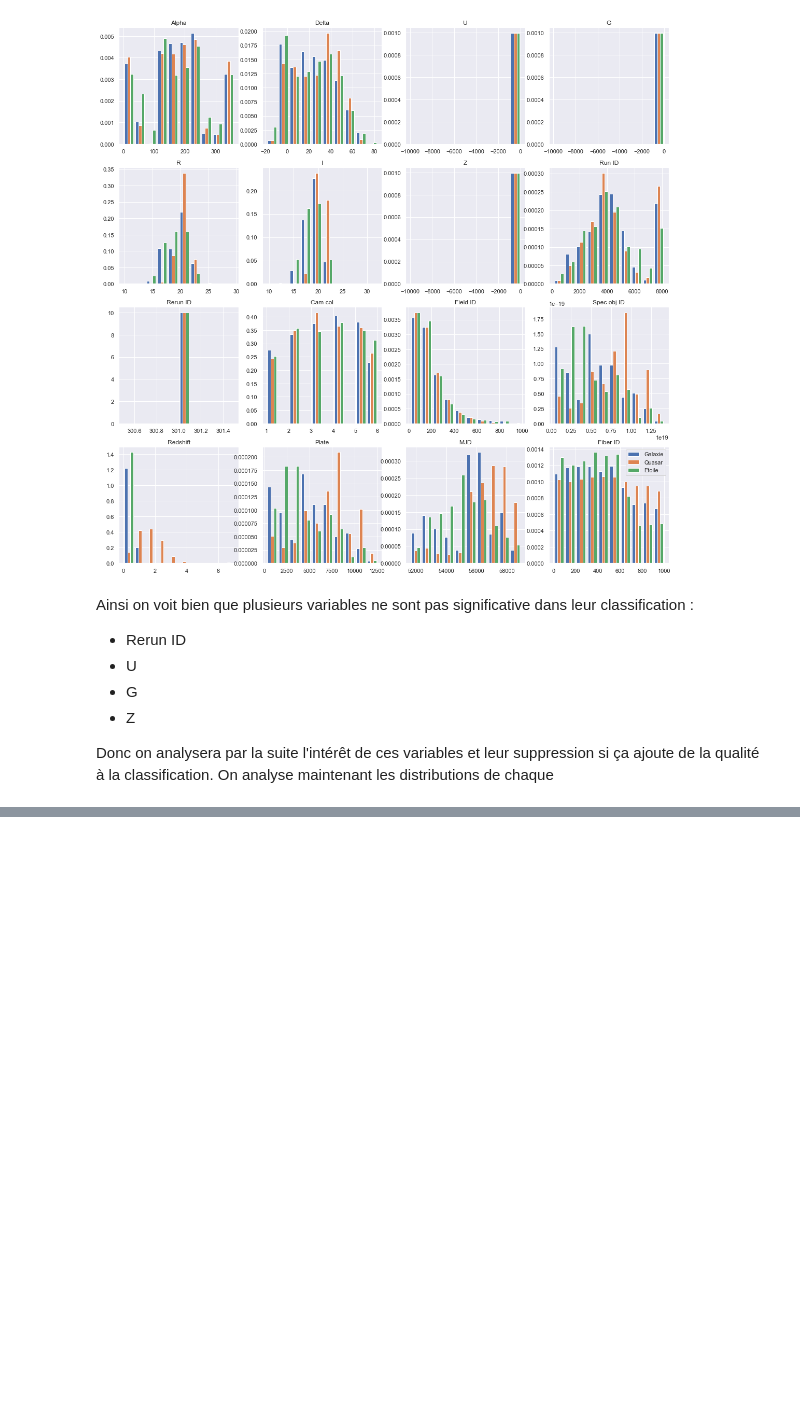
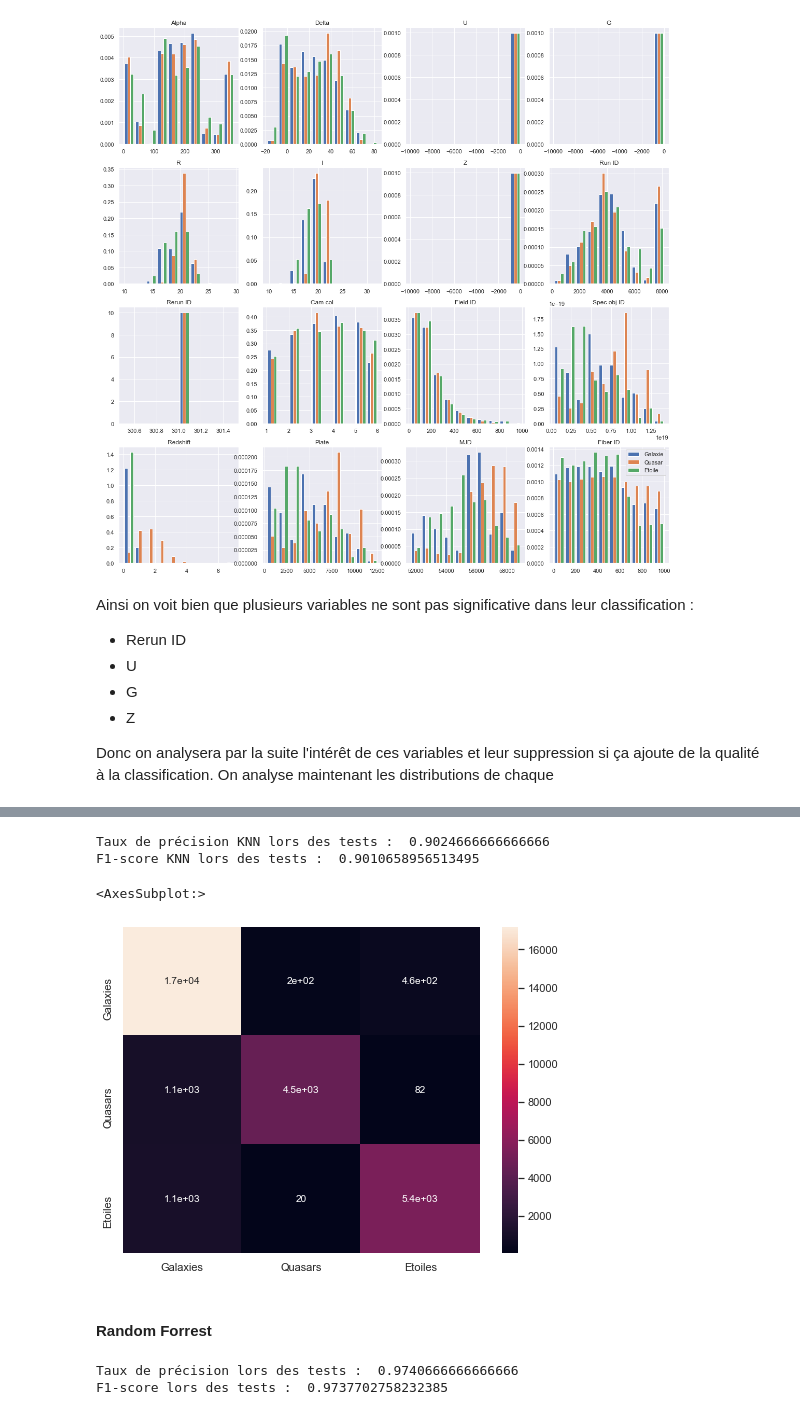
Before and after one commit to MohamedNennouche/stellar-classification, a Jupyter notebook: notebook-stellar.ipynb, the cells around one changed output, grey strips where cells are left out. Drawn from its saved outputs; the diff is of its cells as text; code cells hidden in the pictures; blank space fills up the shorter version.

```diff
--- a/notebook-stellar.ipynb
+++ b/notebook-stellar.ipynb
@@ -277,0 +427,22 @@ Donc on analysera par la suite l'intérêt de ces variables et leur suppression
+# %%
+yknn_scaled=knn_scaled.predict(fv_test_scaled)
+print("Taux de précision KNN lors des tests : ",metrics.accuracy_score(etiq_test, yknn_scaled))
+print("F1-score KNN lors des tests : ",metrics.f1_score(etiq_test, yknn_scaled, average='weighted'))
+
+plt.figure(figsize=(8,6))
+sns.heatmap(metrics.confusion_matrix(etiq_test, yknn_scaled), annot=True, annot_kws={"size": 10}, yticklabels=["Galaxies", "Quasars", "Etoiles"], xticklabels=["Galaxies", "Quasars", "Etoiles"])
+# %% [output]
+Taux de précision KNN lors des tests :  0.9024666666666666
+F1-score KNN lors des tests :  0.9010658956513495
+<AxesSubplot:>
+[figure, added]
+# %% [markdown]
+#### Random Forrest
+# %%
+forrest = RandomForestClassifier(n_estimators = 300, max_features = 'log2', criterion = 'entropy', class_weight='balanced').fit(fv_train,etiq_train)
+yforrest = forrest.predict(fv_test)
+print("Taux de précision lors des tests : ",metrics.accuracy_score(etiq_test, yforrest))
+print("F1-score lors des tests : ",metrics.f1_score(etiq_test, yforrest, average = "weighted"))
+# %% [output]
+Taux de précision lors des tests :  0.9740666666666666
+F1-score lors des tests :  0.9737702758232385
```
Also changed, not shown: parts of 21 cells of this notebook, 1 other file.
